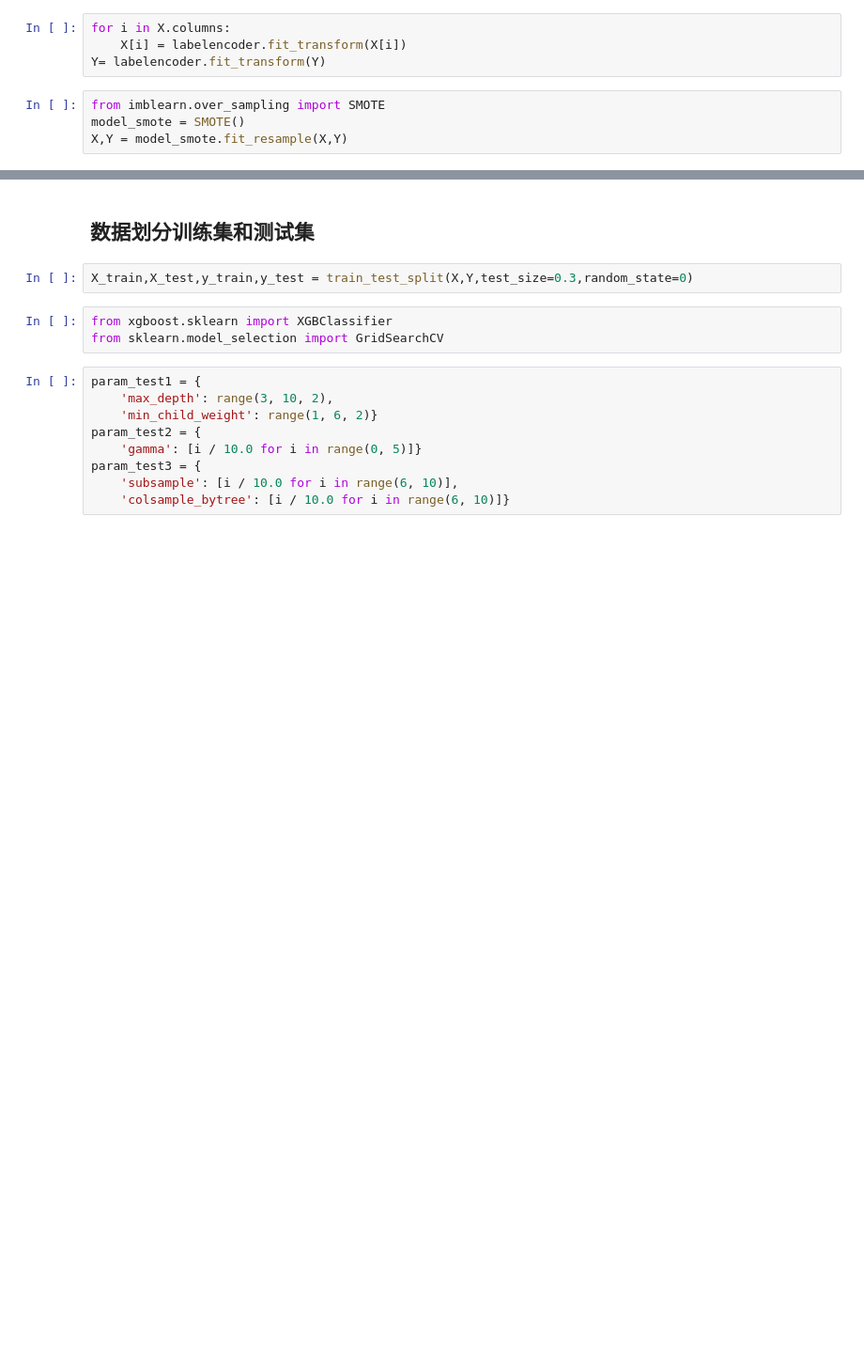
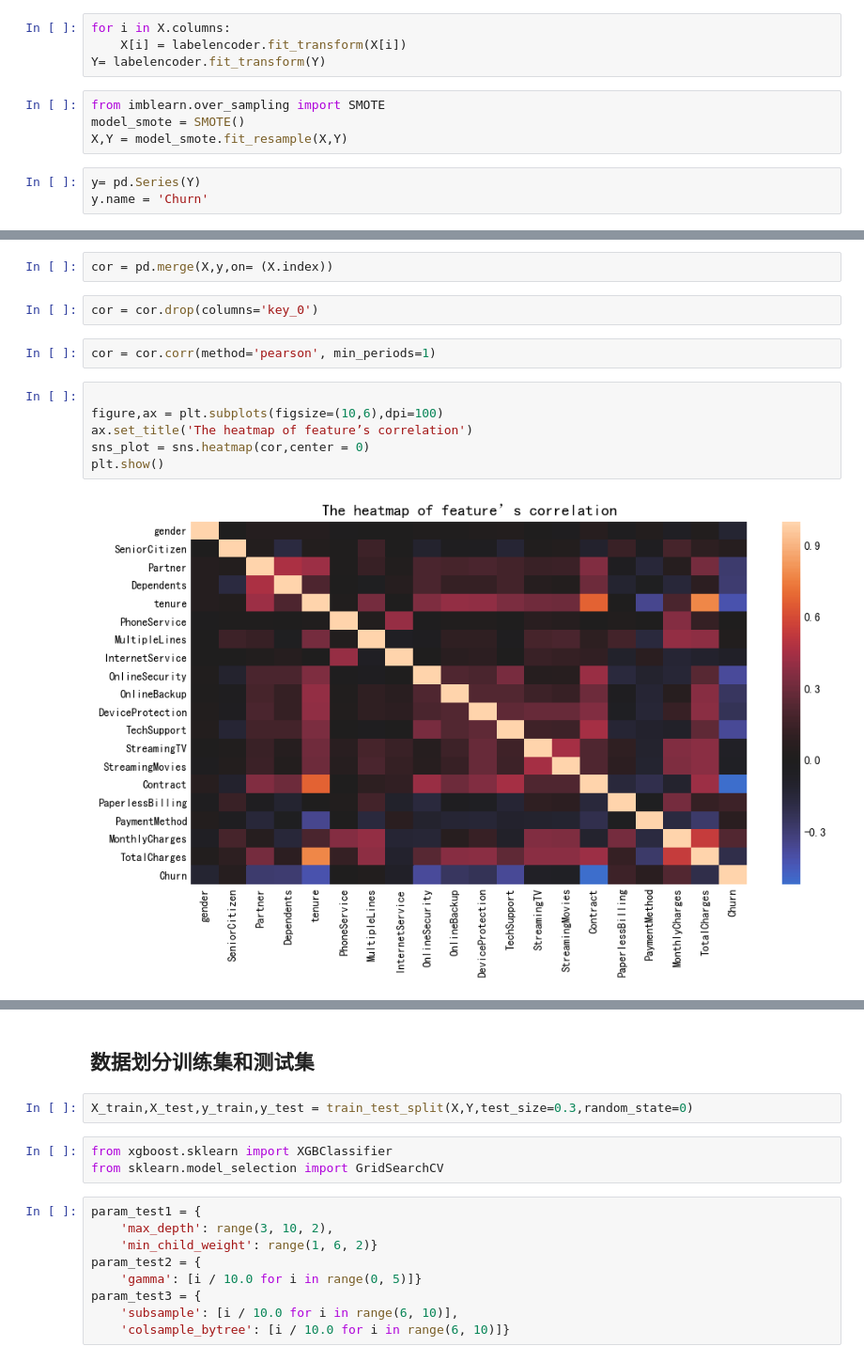
Before and after one commit to ckwalvin/Customer-Lose-prediction, a Jupyter notebook: clp.ipynb, the cells around one changed output, grey strips where cells are left out. Shown at 94% size. Saved outputs shown, nothing was run; the diff lists cells and outputs as text; blank space fills up the shorter version.

```diff
--- a/clp.ipynb
+++ b/clp.ipynb
@@ -172,3 +168,6 @@ Y= labelencoder.fit_transform(Y)
 from imblearn.over_sampling import SMOTE
 model_smote = SMOTE()
 X,Y = model_smote.fit_resample(X,Y)
+# %%
+y= pd.Series(Y)
+y.name = 'Churn'
@@ -174,0 +181,14 @@ X,Y = model_smote.fit_resample(X,Y)
+# %%
+cor = pd.merge(X,y,on= (X.index))
+# %%
+cor = cor.drop(columns='key_0')
+# %%
+cor = cor.corr(method='pearson', min_periods=1)
+# %%
+
+figure,ax = plt.subplots(figsize=(10,6),dpi=100)
+ax.set_title('The heatmap of feature’s correlation')
+sns_plot = sns.heatmap(cor,center = 0)
+plt.show()
+# %% [output]
+[figure, added]
```
Also changed, not shown: parts of 17 cells of this notebook.
